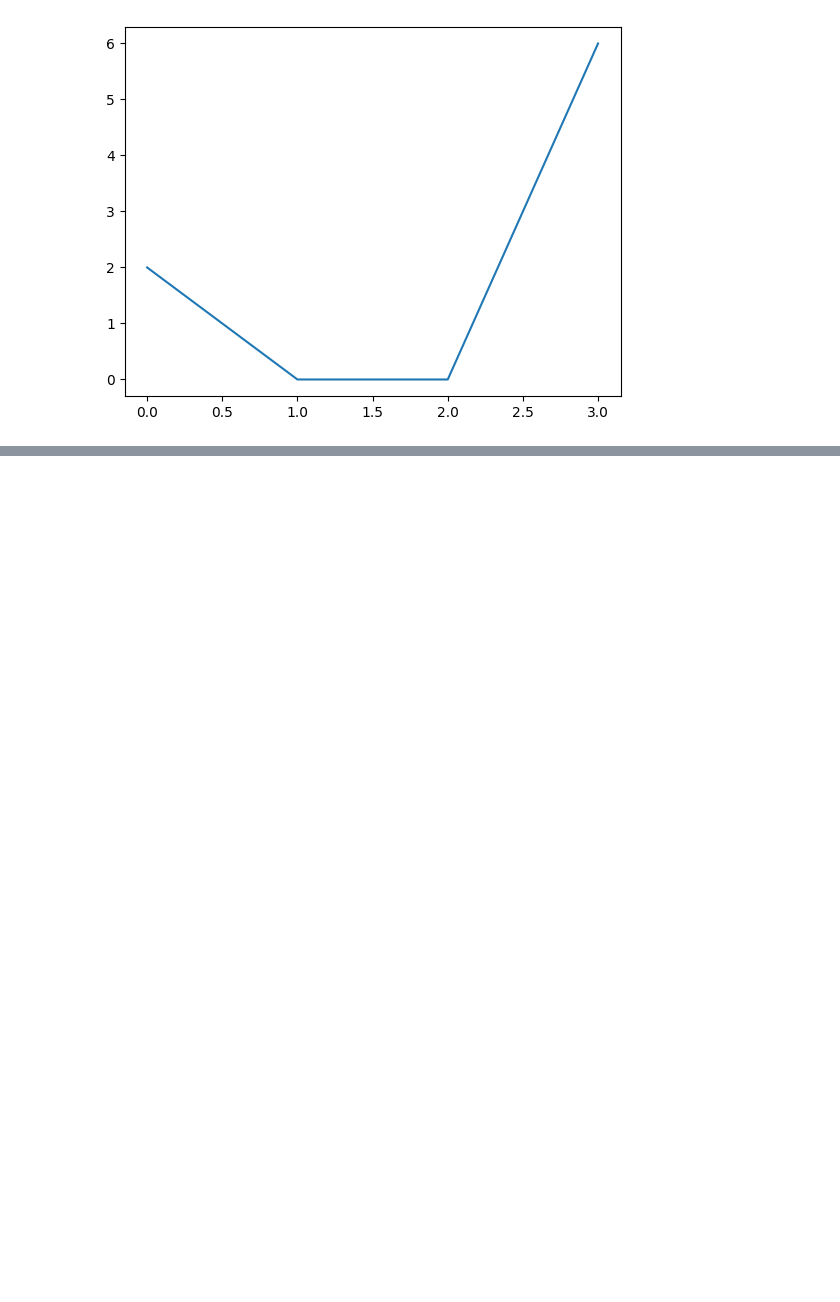
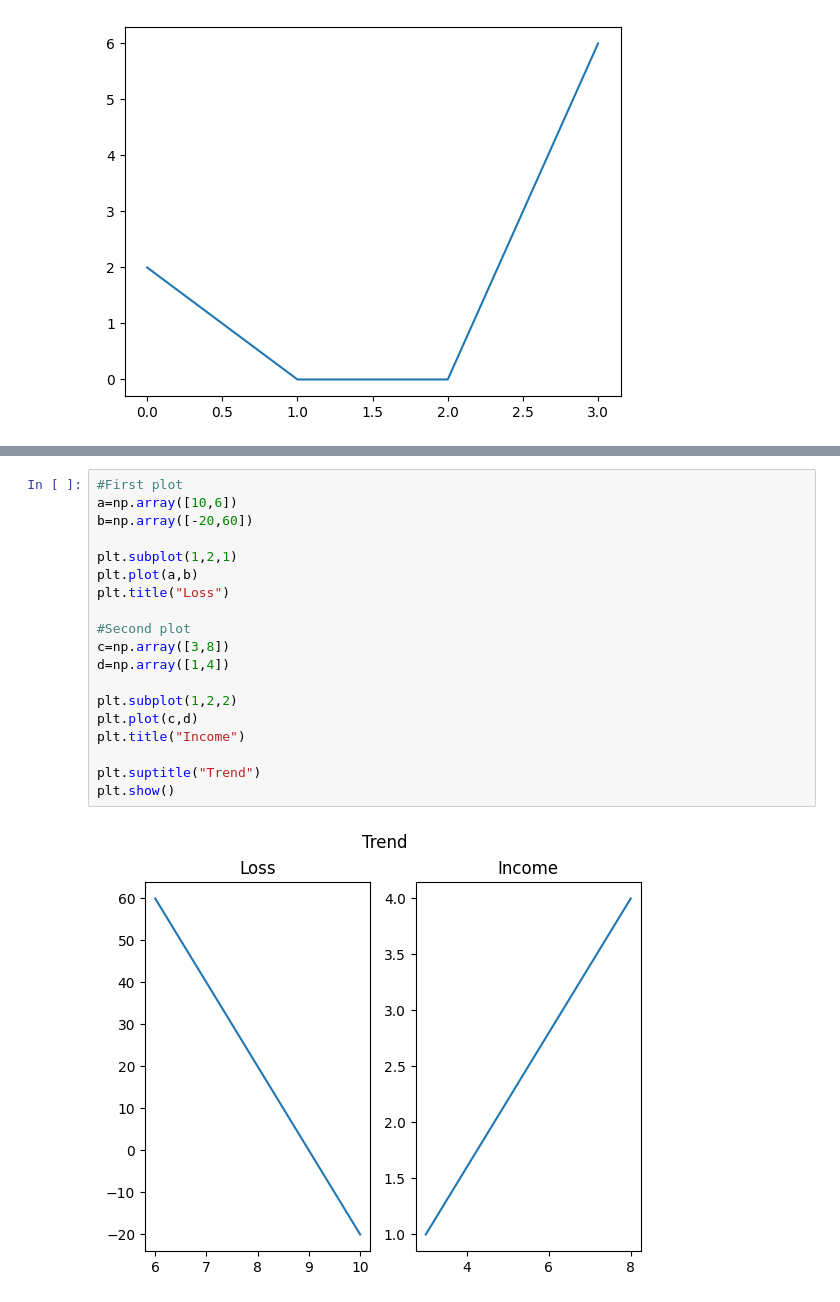
Before and after one commit to kibuba-njihia/mastering-matplotlib, a Jupyter notebook: matplotlib.ipynb, the cells around one changed output, grey strips where cells are left out. Drawn from its saved outputs; the diff is of its cells as text; blank space fills up the shorter version.

```diff
--- a/matplotlib.ipynb
+++ b/matplotlib.ipynb
@@ -36,0 +91,21 @@ plt.show()
+# %%
+#First plot
+a=np.array([10,6])
+b=np.array([-20,60])
+
+plt.subplot(1,2,1)
+plt.plot(a,b)
+plt.title("Loss")
+
+#Second plot
+c=np.array([3,8])
+d=np.array([1,4])
+
+plt.subplot(1,2,2)
+plt.plot(c,d)
+plt.title("Income")
+
+plt.suptitle("Trend")
+plt.show()
+# %% [output]
+[figure, added]
```
Also changed, not shown: parts of 12 cells of this notebook.
